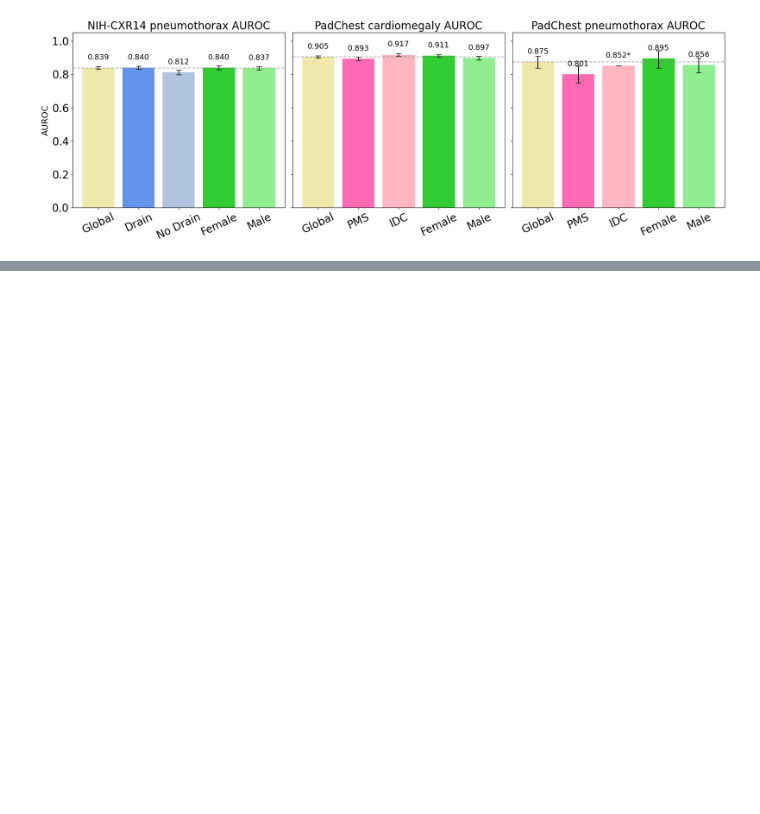
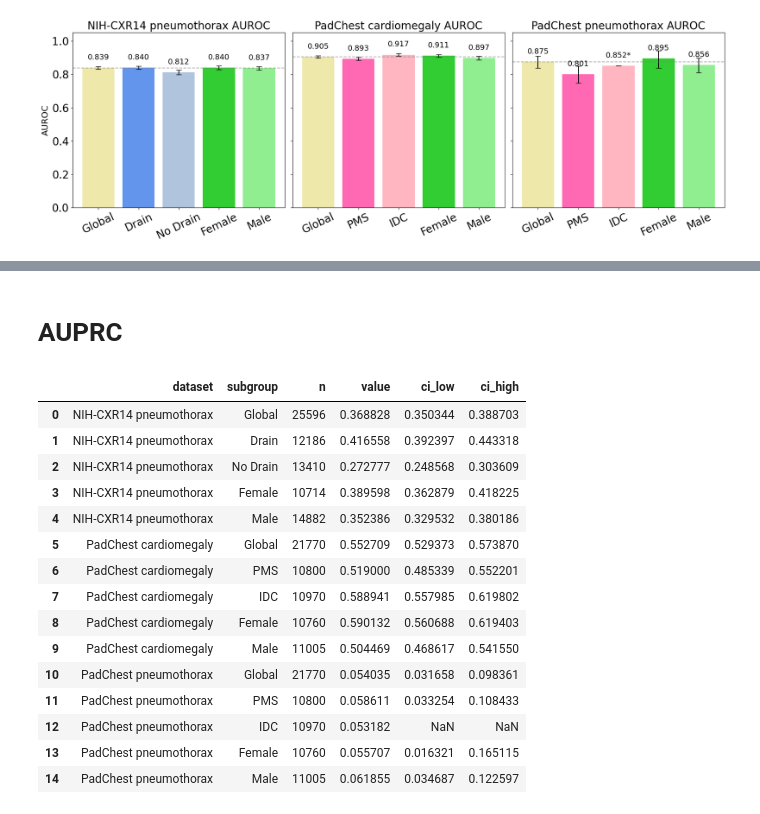
Before and after one commit to nikodice4/MedCLIP_shortcuts, a Jupyter notebook: notebooks/metric_notebook.ipynb, the cells around one changed output, grey strips where cells are left out. Saved outputs shown, nothing was run; the diff lists cells and outputs as text; code cells hidden in the pictures; blank space fills up the shorter version.

```diff
--- a/notebooks/metric_notebook.ipynb
+++ b/notebooks/metric_notebook.ipynb
@@ -300,0 +465,50 @@ generate_barplot_subgroups(result)
+# %% [markdown]
+# AUPRC
+# %%
+def auprc(y_true, y_proba):
+    auprc = average_precision_score(y_true, y_proba)
+    return auprc
+
+def auprc_stat(y_true, y_prob):
+    if len(np.unique(y_true)) < 2:
+        return np.nan
+    return auprc(y_true, y_prob)
+
+def bootstrap_auprc(df, subgroup_col=None, subgroup_value=None):
+    if subgroup_col is not None:
+        df = df[df[subgroup_col] == subgroup_value].reset_index(drop=True)
+
+    y_true = df["y_true"].values
+    y_prob = df["y_prob"].values
+
+    res = bootstrap((y_true, y_prob), statistic=auprc_stat, n_resamples=config.N_BOOT, confidence_level=0.95,
+        method="percentile", paired=True, random_state=np.random.default_rng(config.BOOT_SEED))
+
+    mean = auprc(y_true, y_prob)
+    return mean, res.confidence_interval.low, res.confidence_interval.high
+
+rows = []
+for dataset, subgroup, df, mask in evaluation:
+    sub_df = df if mask is None else df[mask]
+    mean, lo, hi = bootstrap_auprc(sub_df)
+    rows.append({"dataset": dataset, "subgroup": subgroup, "n": len(sub_df), "value": mean, "ci_low": lo, "ci_high": hi})
+
+result_auprc = pd.DataFrame(rows)
+result_auprc
+# %% [output]
+|  | dataset | subgroup | n | value | ci_low | ci_high |
+| 0 | NIH-CXR14 pneumothorax | Global | 25596 | 0.368828 | 0.350344 | 0.388703 |
+| 1 | NIH-CXR14 pneumothorax | Drain | 12186 | 0.416558 | 0.392397 | 0.443318 |
+| 2 | NIH-CXR14 pneumothorax | No Drain | 13410 | 0.272777 | 0.248568 | 0.303609 |
+| 3 | NIH-CXR14 pneumothorax | Female | 10714 | 0.389598 | 0.362879 | 0.418225 |
+| 4 | NIH-CXR14 pneumothorax | Male | 14882 | 0.352386 | 0.329532 | 0.380186 |
+| 5 | PadChest cardiomegaly | Global | 21770 | 0.552709 | 0.529373 | 0.573870 |
+| 6 | PadChest cardiomegaly | PMS | 10800 | 0.519000 | 0.485339 | 0.552201 |
+| 7 | PadChest cardiomegaly | IDC | 10970 | 0.588941 | 0.557985 | 0.619802 |
+| 8 | PadChest cardiomegaly | Female | 10760 | 0.590132 | 0.560688 | 0.619403 |
+| 9 | PadChest cardiomegaly | Male | 11005 | 0.504469 | 0.468617 | 0.541550 |
+| 10 | PadChest pneumothorax | Global | 21770 | 0.054035 | 0.031658 | 0.098361 |
+| 11 | PadChest pneumothorax | PMS | 10800 | 0.058611 | 0.033254 | 0.108433 |
+| 12 | PadChest pneumothorax | IDC | 10970 | 0.053182 | NaN | NaN |
+| 13 | PadChest pneumothorax | Female | 10760 | 0.055707 | 0.016321 | 0.165115 |
+| 14 | PadChest pneumothorax | Male | 11005 | 0.061855 | 0.034687 | 0.122597 |
```
Also changed, not shown: parts of 21 cells of this notebook, 2 other files.
